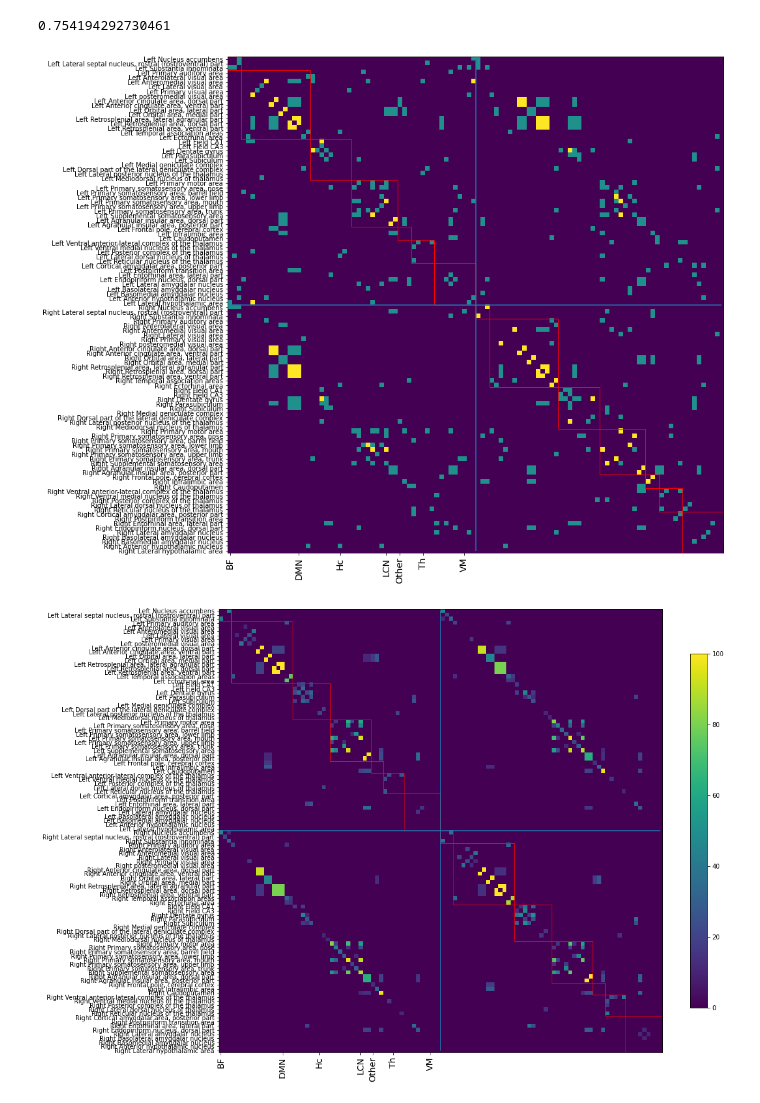
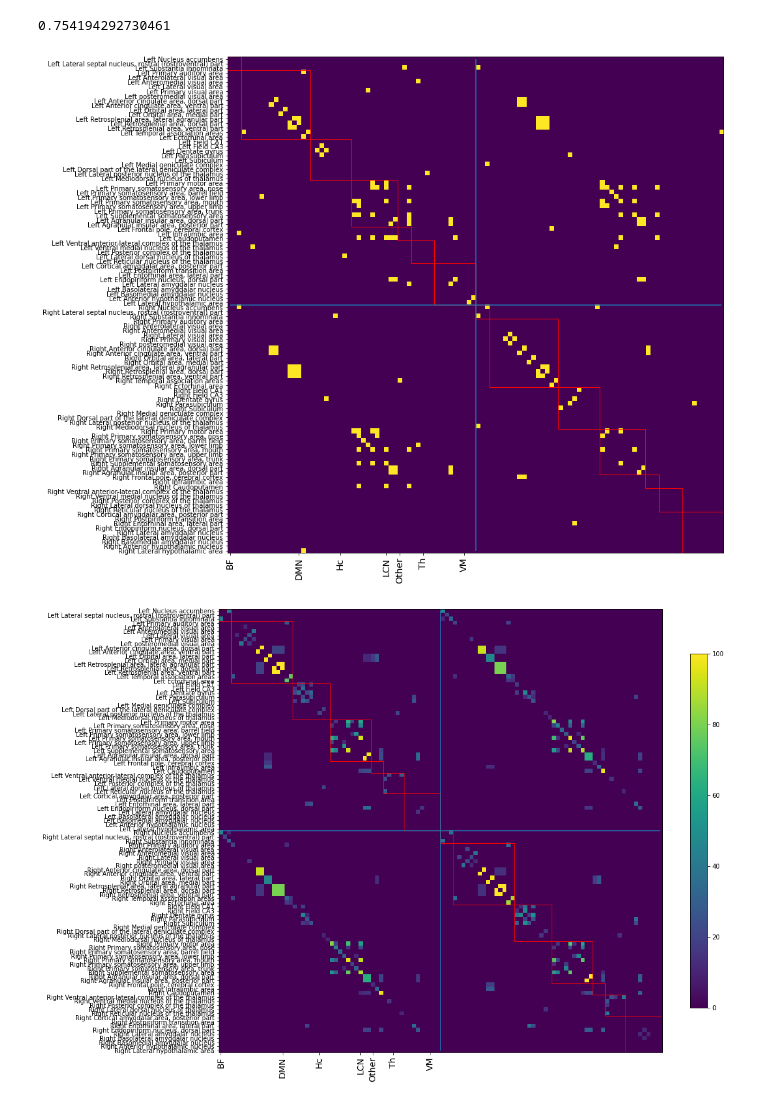
Before and after one commit to etienneguevel/etienne, a Jupyter notebook: notebooks/Backbone & RSN.ipynb, the cells around one changed output. Drawn from its saved outputs; the diff is of its cells as text; code cells hidden in the pictures.

```diff
--- a/notebooks/Backbone & RSN.ipynb
+++ b/notebooks/Backbone & RSN.ipynb
@@ -341,39 +358,36 @@ def intraRSN(Back,regions):
 # %%
-mouse=24
+'''
+Plot the individual backbone of a mouse organised by hemisphere & modules
+'''
+
+mouse=0
 
 index=regionsorg.index
 
 Bmat=np.zeros((n,n))
 Bmat[Backbones[mouse]]=1
-test=Bmat[index,:][:,index]
-
-Bmat2=np.zeros((n,n))
-Bmat2[Backbones[mouse+1]]=1
-test2=Bmat2[index,:][:,index]
-
-B=test+test2
-
+B=Bmat[index,:][:,index]
 
 l=regionsorg.groupby('module').nunique().regions/2
 
 plt.figure(figsize=(14,14))
 plt.imshow(B)
 plt.yticks(range(0, n), regionsorg.regions, fontsize=10, rotation=0)
 plt.xticks(np.cumsum(l)-3, np.unique(regionsorg.module), fontsize=14, rotation=90)
 
 plt.hlines(y=53.5,xmin=0,xmax=107)
 plt.vlines(x=53.5,ymin=0,ymax=107)
 
 
 center=0
 for i in range(len(l)):
     rectl=plt.Rectangle((center-0.5,center-0.5),l[i],l[i],fc=(0,0,0,0),ec='red')
     plt.gca().add_patch(rectl)
     rectr=plt.Rectangle((center+53.5,center+53.5),l[i],l[i],fc=(0,0,0,0),ec='red')
     plt.gca().add_patch(rectr)
     center+=l[i]
 
 plt.show()
 # %% [output]
-[figure, old version]
+[figure, new version]
 # %%
```
Also changed, not shown: parts of 8 cells of this notebook, 4 other files.
